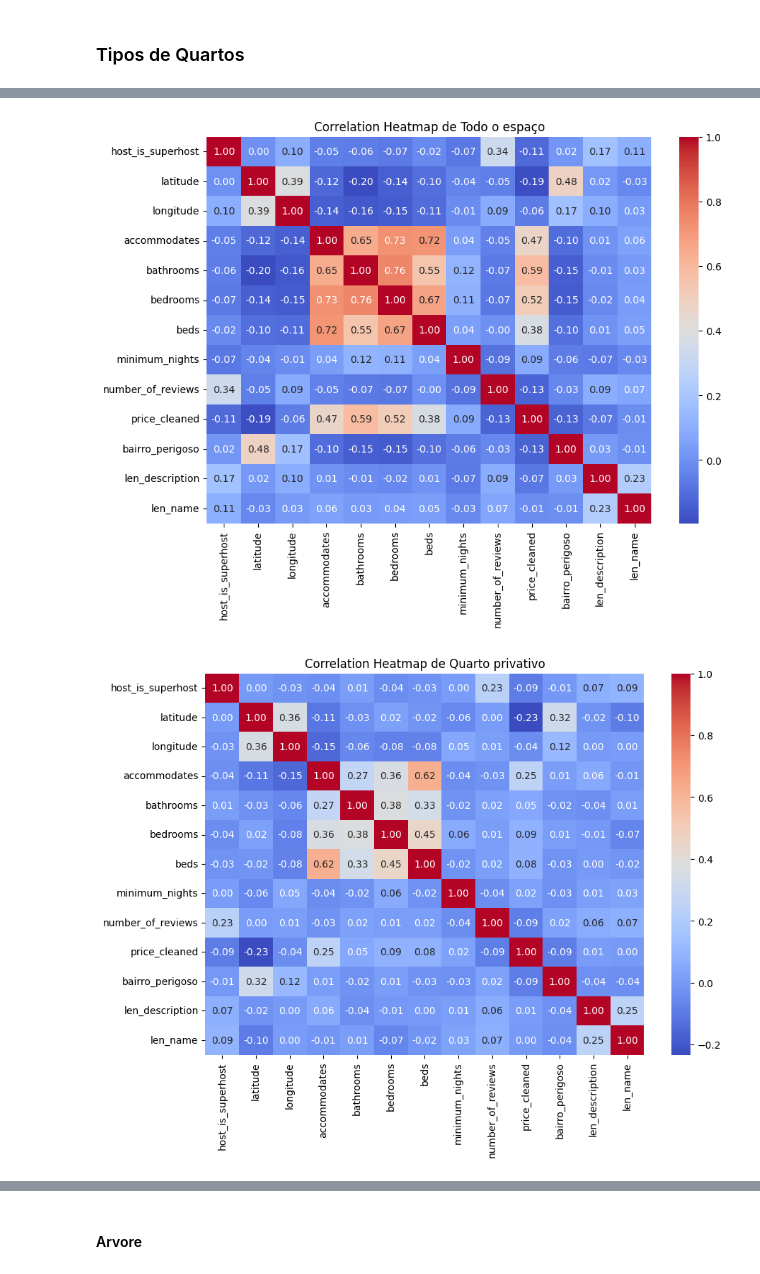
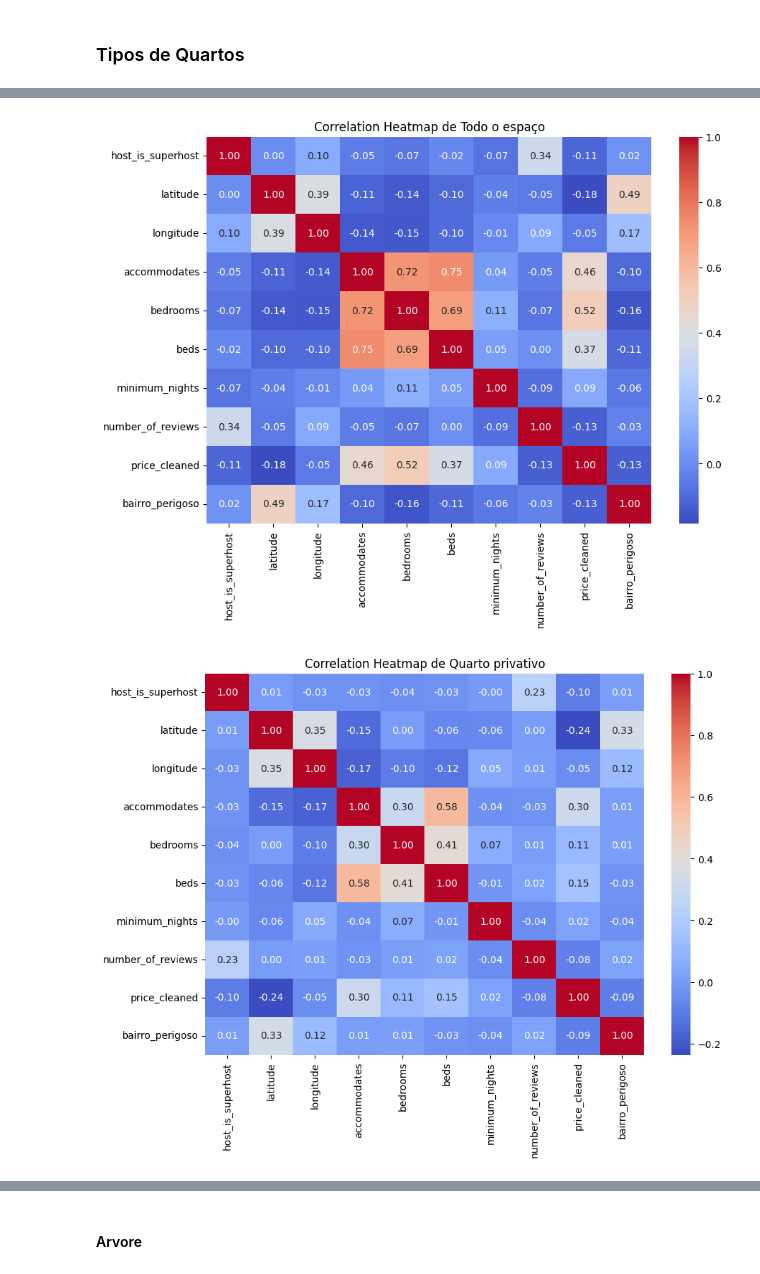
Before and after one commit to AlbertButzke/Air-BnB, a Jupyter notebook: notebooks/01_rio_de_janeiro_analysis.ipynb, the cells around one changed output, grey strips where cells are left out. Cells and saved outputs as stored; diff of their text form; code cells hidden in the pictures.

```diff
--- a/notebooks/01_rio_de_janeiro_analysis.ipynb
+++ b/notebooks/01_rio_de_janeiro_analysis.ipynb
@@ -1034,21 +1191,20 @@ print(df_lasso[df_lasso['erro'] >=0.1].head())
 # %% [markdown]
 ### Bairros
 # %%
-colunas_desejadas = ['id', 'host_is_superhost', 'latitude', 'longitude', 'accommodates', 'bathrooms', 'bedrooms', 'beds', 'number_of_reviews', 'review_scores_rating', 'price_cleaned', 'minimum_nights', 'len_description', 'len_name']
+# colunas_desejadas = ['id', 'host_is_superhost', 'latitude', 'longitude', 'accommodates', 'bathrooms', 'bedrooms', 'beds', 'number_of_reviews', 'review_scores_rating', 'price_cleaned', 'minimum_nights', 'len_description', 'len_name']
 
 
 dfs_por_bairro = {
-    nome_grupo: dados[colunas_desejadas].dropna()
+    nome_grupo: dados[colunas_para_modelos].dropna()
     for nome_grupo, dados in df_treatment.groupby('bairro_perigoso')
 }
 # %%
-import seaborn as sns
 plt.figure(figsize=(10, 7))
 corr = dfs_por_bairro[0][[
     'host_is_superhost', 'latitude', 'longitude', 'accommodates',
-    'bathrooms', 'bedrooms', 'beds', 'minimum_nights', 'number_of_reviews',
+    'bedrooms', 'beds', 'minimum_nights', 'number_of_reviews',
     'price_cleaned', 'len_description', 'len_name'
-    # 'Todo o espaço', 'Quarto privativo', 'Quarto compartilhado' , 'review_scores_rating'
+    # 'Todo o espaço', 'Quarto privativo', 'Quarto compartilhado' , 'review_scores_rating', 'bathrooms',
     ]].dropna().corr()
 
 sns.heatmap(corr, annot=True, cmap='coolwarm', fmt='.2f')
@@ -1057,9 +1213,9 @@ plt.show()
 
 corr = dfs_por_bairro[1][[
     'host_is_superhost', 'latitude', 'longitude', 'accommodates',
-    'bathrooms', 'bedrooms', 'beds', 'minimum_nights', 'number_of_reviews',
+    'bedrooms', 'beds', 'minimum_nights', 'number_of_reviews',
     'price_cleaned', 'len_description', 'len_name'
-    # 'Todo o espaço', 'Quarto privativo', 'Quarto compartilhado', 'review_scores_rating'
+    # 'Todo o espaço', 'Quarto privativo', 'Quarto compartilhado', 'review_scores_rating', 'bathrooms',
     ]].dropna().corr()
 
 plt.figure(figsize=(10, 7))
@@ -1072,6 +1228,6 @@ plt.show()
 # %%
 cat_cols = ['host_is_superhost']#, 'Todo o espaço', 'Quarto privativo', 'Quarto compartilhado']
-num_cols = ['latitude', 'longitude', 'accommodates', 'bathrooms', 'bedrooms', 'beds', 'number_of_reviews', 'review_scores_rating', 'len_description', 'len_name']
+num_cols = ['latitude', 'longitude', 'accommodates', 'bedrooms', 'beds', 'number_of_reviews'] # 'bathrooms', 'len_description', 'len_name', 'review_scores_rating'
 # %%
 for bairro, dfs_escolhido in dfs_por_bairro.items():
     print("Seguro" if bairro == 0 else "Perigoso")
@@ -1311,10 +1487,10 @@ Root mean squared error: 168.0768
 # %% [markdown]
 ### Tipos de Quartos
 # %%
-colunas_desejadas = ['id', 'host_is_superhost', 'latitude', 'longitude', 'accommodates', 'bathrooms', 'bedrooms', 'beds', 'number_of_reviews', 'price_cleaned', 'minimum_nights', 'bairro_perigoso', 'len_description', 'len_name'] #, 'review_scores_rating'
+# colunas_desejadas = ['id', 'host_is_superhost', 'latitude', 'longitude', 'accommodates', 'bathrooms', 'bedrooms', 'beds', 'number_of_reviews', 'price_cleaned', 'minimum_nights', 'bairro_perigoso', 'len_description', 'len_name'] #, 'review_scores_rating'
 
 dfs_por_quartos = {
-    nome_grupo: dados[colunas_desejadas].dropna()
+    nome_grupo: dados[colunas_para_modelos].dropna()
     for nome_grupo, dados in df_treatment.groupby('room_type')
 }
 # %%
@@ -1324,16 +1500,16 @@ dict_values(['Todo o espaço', 'Quarto privativo', 'Quarto compartilhado'])
 # %%
 for room in room_trad.values():
     plt.figure(figsize=(10, 7))
     corr = dfs_por_quartos[room][[
         'host_is_superhost', 'latitude', 'longitude', 'accommodates',
-        'bathrooms', 'bedrooms', 'beds', 'minimum_nights', 'number_of_reviews',
-        'price_cleaned', 'bairro_perigoso', 'len_description', 'len_name'
-        # 'Todo o espaço', 'Quarto privativo', 'Quarto compartilhado', 'review_scores_rating'
+        'bedrooms', 'beds', 'minimum_nights', 'number_of_reviews',
+        'price_cleaned', 'bairro_perigoso' #, 'len_description', 'len_name'
+        # 'Todo o espaço', 'Quarto privativo', 'Quarto compartilhado', 'review_scores_rating', 'bathrooms',
         ]].dropna().corr()
 
     sns.heatmap(corr, annot=True, cmap='coolwarm', fmt='.2f')
     plt.title(f'Correlation Heatmap de {room}' )
     plt.show()
 # %% [output]
-[figure, old version]
+[figure, new version]
-[figure, old version]
+[figure, new version]
```
Also changed, not shown: parts of 121 cells of this notebook.
